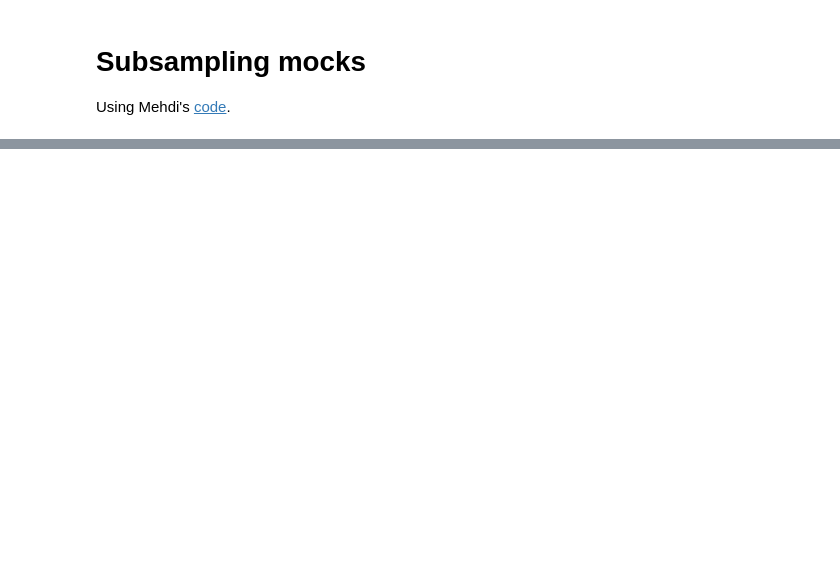
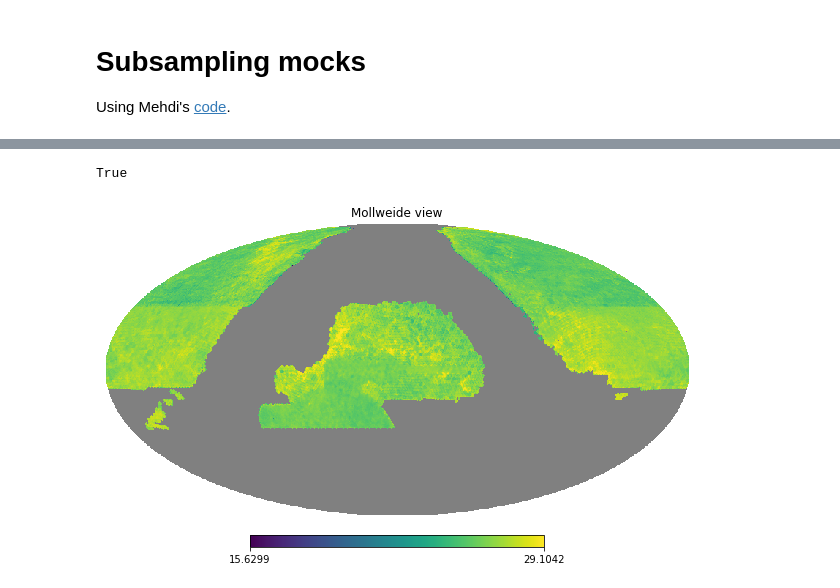
Before and after one commit to AlbertoRosado1/sysgen, a Jupyter notebook: subsample_mock_nb.ipynb, the cells around one changed output, grey strips where cells are left out. Saved outputs shown, nothing was run; the diff lists cells and outputs as text; code cells hidden in the pictures; blank space fills up the shorter version.

```diff
--- a/subsample_mock_nb.ipynb
+++ b/subsample_mock_nb.ipynb
@@ -36,3 +121,12 @@ ngal_pred = hp.read_map('/home/mehdi/data/alternative/results_elg/regression/nn_
+# %%
+np.array_equal(wind1, wind2)
+# %% [output]
+True
+# %%
+#ft.FITS('/global/cscratch1/sd/arosado/test_sysnet/windows_clean/nnwindow_983.hp256.fits')[1]
+hp.mollview(mean_window)
+# %% [output]
+[figure, added]
 # %%
 # get nside from the selection function
 nside = hp.get_nside(ngal_pred)
```
Also changed, not shown: parts of 10 cells of this notebook, 2 other files.
